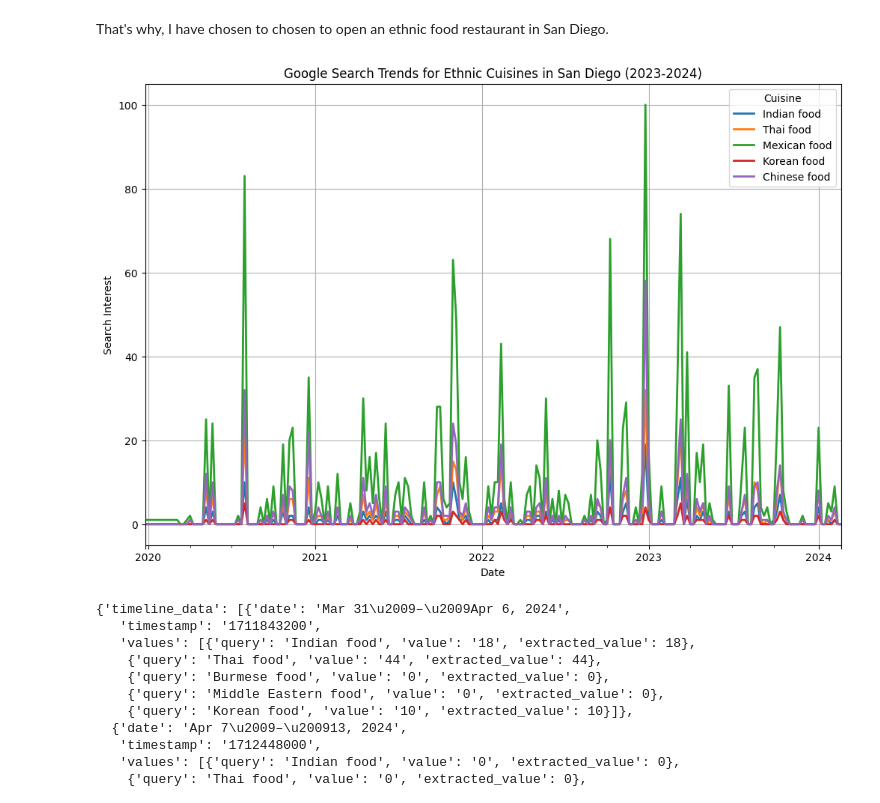
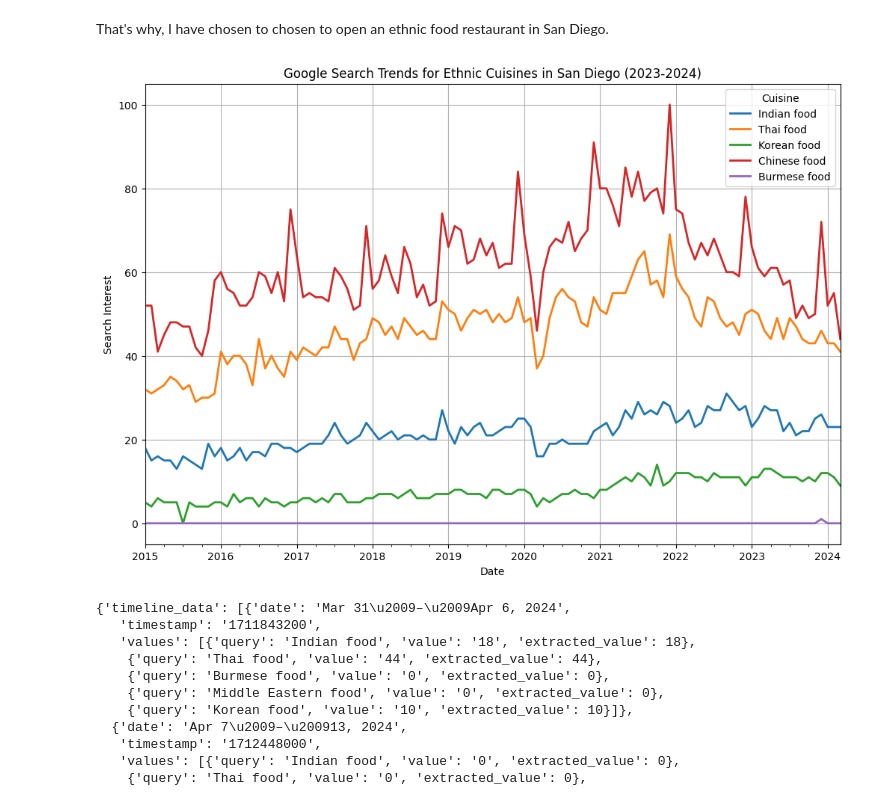
Before and after one commit to AungKyawWin20/MarketMunch, a Jupyter notebook: project.ipynb, the cells around one changed output. Cells and saved outputs as stored; diff of their text form; code cells hidden in the pictures.

```diff
--- a/project.ipynb
+++ b/project.ipynb
@@ -354,31 +354,31 @@ That's why, I have chosen to chosen to open an ethnic food restaurant in San Die
 # %%
 from pytrends.request import TrendReq
 import pandas as pd
 import matplotlib.pyplot as plt
 
 # Initialize Google Trends API
 pytrends = TrendReq()
 
 # Define search terms (popular ethnic cuisines)
-cuisines = ["Indian food", "Thai food", "Mexican food", "Korean food", "Chinese food"]
+cuisines = ["Indian food", "Thai food", "Korean food", "Chinese food", "Burmese food"]
 
 # Get trends data for LA
-pytrends.build_payload(cuisines, geo='US-CA-825', timeframe='2020-01-01 2024-03-01')
+pytrends.build_payload(cuisines, geo='US-CA-825', timeframe='2015-01-01 2024-03-01')
 
 # Fetch interest over time
 df_trends = pytrends.interest_over_time()
 df_trends.drop(columns=['isPartial'], inplace=True)  # Drop unnecessary column
 
 # Plot search trends
 df_trends.plot(figsize=(12,8), linewidth=2)
 plt.title("Google Search Trends for Ethnic Cuisines in San Diego (2023-2024)")
 plt.xlabel("Date")
 plt.ylabel("Search Interest")
 plt.legend(title="Cuisine")
 plt.grid()
 plt.show()
 # %% [output]
-[figure, old version]
+[figure, new version]
 # %%
 # Define search terms (popular ethnic cuisines)
 params = {
```
